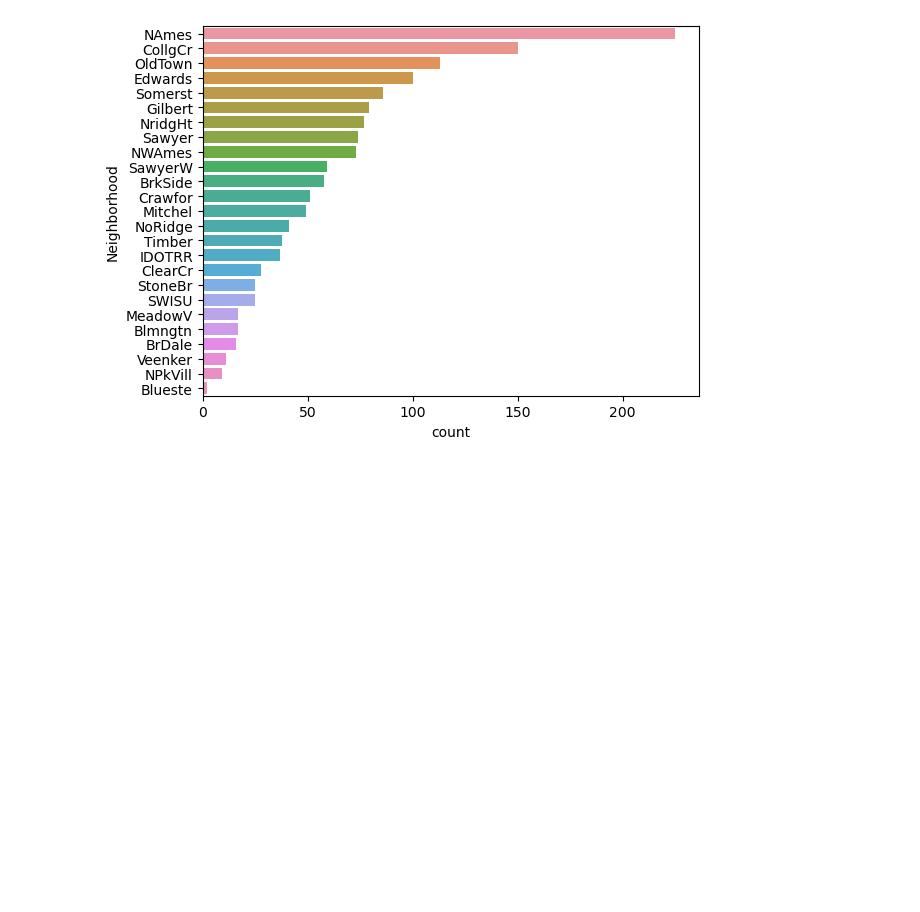
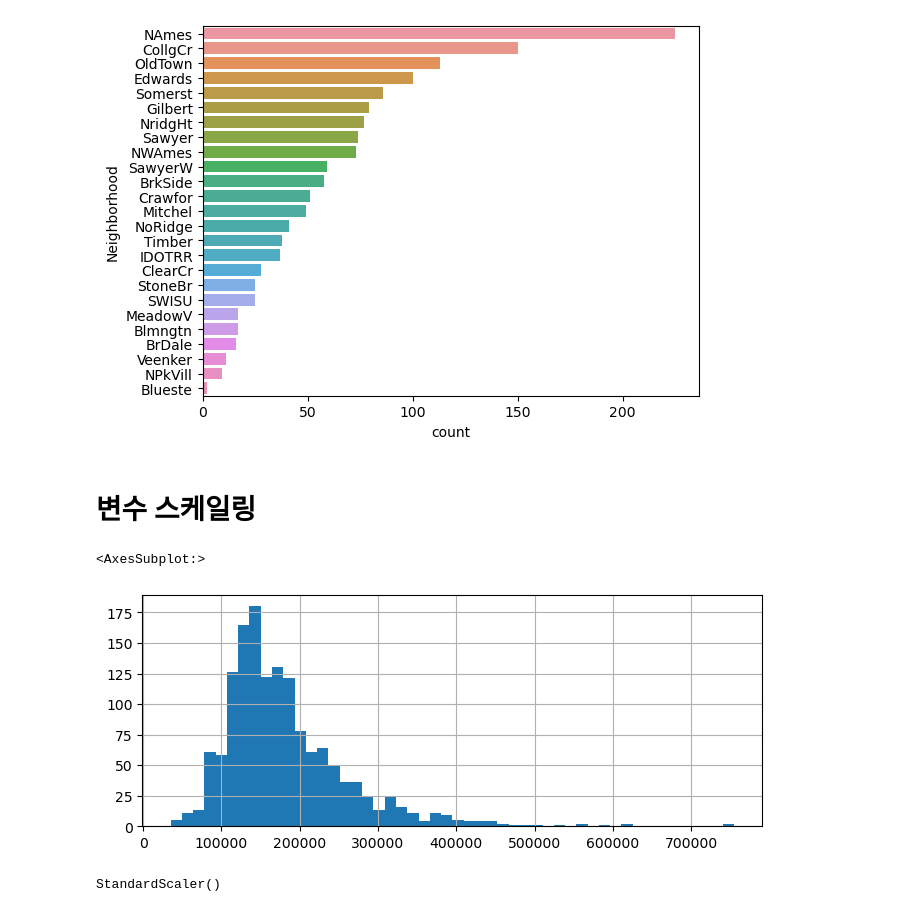
Before and after one commit to wumusill/AI_School, a Jupyter notebook: ML/House_Price/house.ipynb, the cells around one changed output. Saved outputs shown, nothing was run; the diff lists cells and outputs as text; code cells hidden in the pictures; blank space fills up the shorter version.

```diff
--- a/ML/House_Price/house.ipynb
+++ b/ML/House_Price/house.ipynb
@@ -241,3 +241,10 @@ sns.countplot(data=train, y=train["Neighborhood"], order=train["Neighborhood"].v
 # %% [output]
 <AxesSubplot:xlabel='count', ylabel='Neighborhood'>
 [figure]
+# %% [markdown]
+# 변수 스케일링
+# %%
+train["SalePrice"].hist(bins=50, figsize=(8, 3))
+# %% [output]
+<AxesSubplot:>
+[figure, added]
@@ -243,0 +255,5 @@ sns.countplot(data=train, y=train["Neighborhood"], order=train["Neighborhood"].v
+# %%
+ss = StandardScaler()
+ss
+# %% [output]
+StandardScaler()
```
Also changed, not shown: parts of 39 cells of this notebook, 1 other file.
